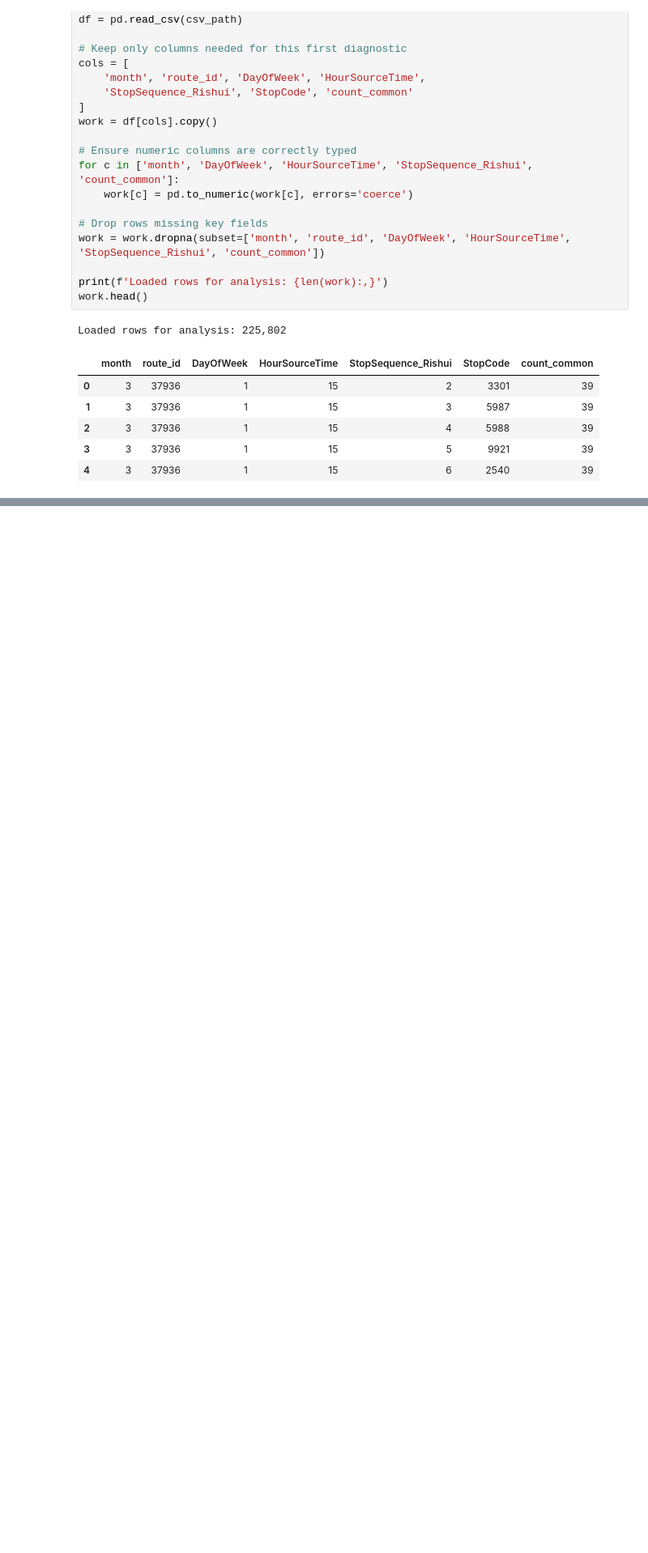
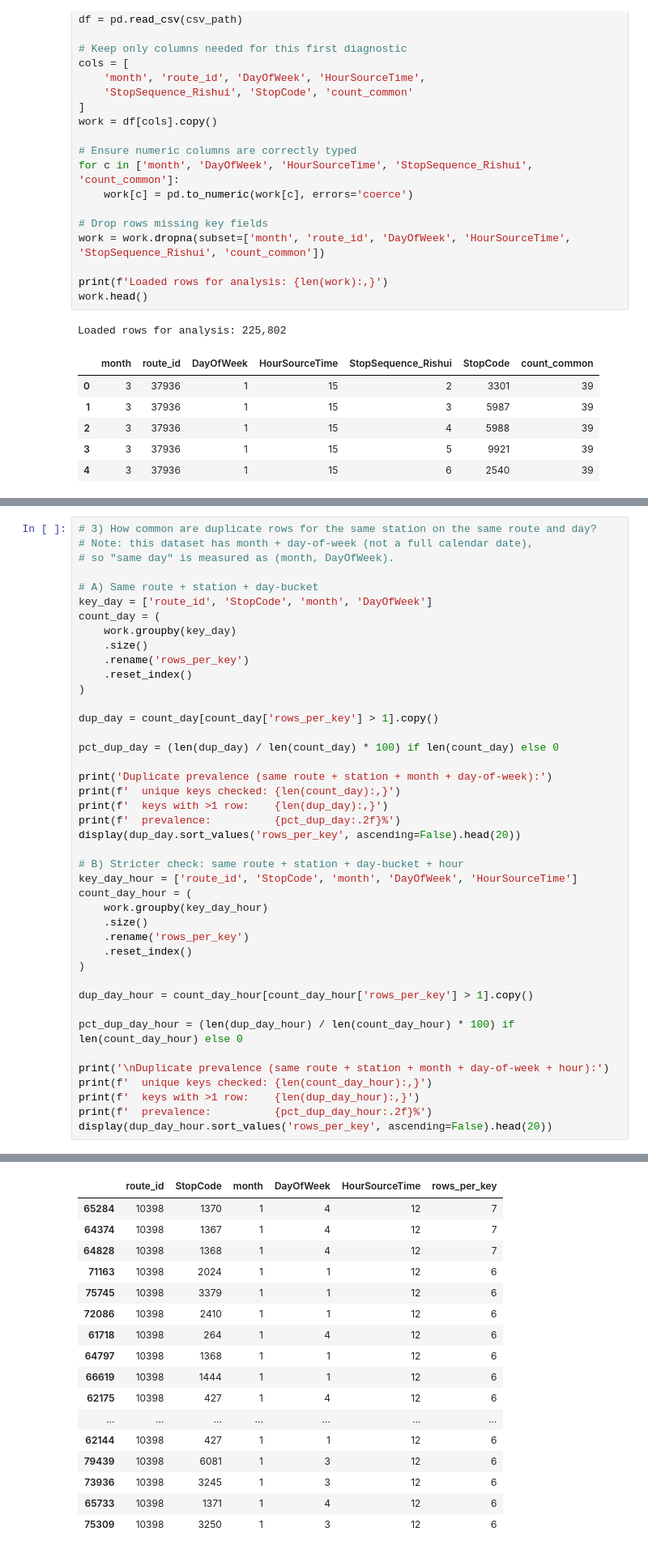
Before and after one commit to agrorony/data-science, a Jupyter notebook: rony/data_exploration.ipynb, the cells around one changed output, grey strips where cells are left out. Shown at 81% size. Saved outputs shown, nothing was run; the diff lists cells and outputs as text; blank space fills up the shorter version.

```diff
--- a/rony/data_exploration.ipynb
+++ b/rony/data_exploration.ipynb
@@ -136,0 +137,43 @@ Adjacent station transitions with count_common changes: 13,200
+# %%
+# 3) How common are duplicate rows for the same station on the same route and day?
+# Note: this dataset has month + day-of-week (not a full calendar date),
+# so "same day" is measured as (month, DayOfWeek).
+
+# A) Same route + station + day-bucket
+key_day = ['route_id', 'StopCode', 'month', 'DayOfWeek']
+count_day = (
+    work.groupby(key_day)
+    .size()
+    .rename('rows_per_key')
+    .reset_index()
+)
+
+dup_day = count_day[count_day['rows_per_key'] > 1].copy()
+
+pct_dup_day = (len(dup_day) / len(count_day) * 100) if len(count_day) else 0
+
+print('Duplicate prevalence (same route + station + month + day-of-week):')
+print(f'  unique keys checked: {len(count_day):,}')
+print(f'  keys with >1 row:    {len(dup_day):,}')
+print(f'  prevalence:          {pct_dup_day:.2f}%')
+display(dup_day.sort_values('rows_per_key', ascending=False).head(20))
+
+# B) Stricter check: same route + station + day-bucket + hour
+key_day_hour = ['route_id', 'StopCode', 'month', 'DayOfWeek', 'HourSourceTime']
+count_day_hour = (
+    work.groupby(key_day_hour)
+    .size()
+    .rename('rows_per_key')
+    .reset_index()
+)
+
+dup_day_hour = count_day_hour[count_day_hour['rows_per_key'] > 1].copy()
+
+pct_dup_day_hour = (len(dup_day_hour) / len(count_day_hour) * 100) if len(count_day_hour) else 0
+
+print('\nDuplicate prevalence (same route + station + month + day-of-week + hour):')
+print(f'  unique keys checked: {len(count_day_hour):,}')
+print(f'  keys with >1 row:    {len(dup_day_hour):,}')
+print(f'  prevalence:          {pct_dup_day_hour:.2f}%')
+display(dup_day_hour.sort_values('rows_per_key', ascending=False).head(20))
+# %% [output]
@@ -136,0 +205,17 @@ Adjacent station transitions with count_common changes: 13,200
+|  | route_id | StopCode | month | DayOfWeek | HourSourceTime | rows_per_key |
+| 65284 | 10398 | 1370 | 1 | 4 | 12 | 7 |
+| 64374 | 10398 | 1367 | 1 | 4 | 12 | 7 |
+| 64828 | 10398 | 1368 | 1 | 4 | 12 | 7 |
+| 71163 | 10398 | 2024 | 1 | 1 | 12 | 6 |
+| 75745 | 10398 | 3379 | 1 | 1 | 12 | 6 |
+| 72086 | 10398 | 2410 | 1 | 1 | 12 | 6 |
+| 61718 | 10398 | 264 | 1 | 4 | 12 | 6 |
+| 64797 | 10398 | 1368 | 1 | 1 | 12 | 6 |
+| 66619 | 10398 | 1444 | 1 | 1 | 12 | 6 |
+| 62175 | 10398 | 427 | 1 | 4 | 12 | 6 |
+| ... | ... | ... | ... | ... | ... | ... |
+| 62144 | 10398 | 427 | 1 | 1 | 12 | 6 |
+| 79439 | 10398 | 6081 | 1 | 3 | 12 | 6 |
+| 73936 | 10398 | 3245 | 1 | 3 | 12 | 6 |
+| 65733 | 10398 | 1371 | 1 | 4 | 12 | 6 |
+| 75309 | 10398 | 3250 | 1 | 3 | 12 | 6 |
```
Also changed, not shown: parts of 3 cells of this notebook, 2 other files.
